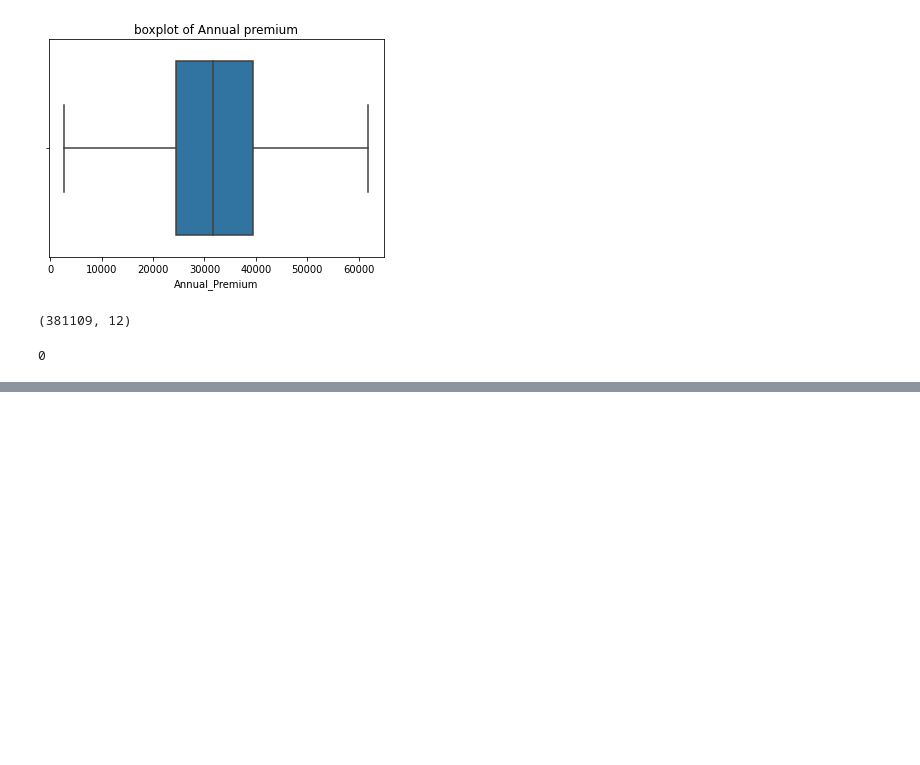
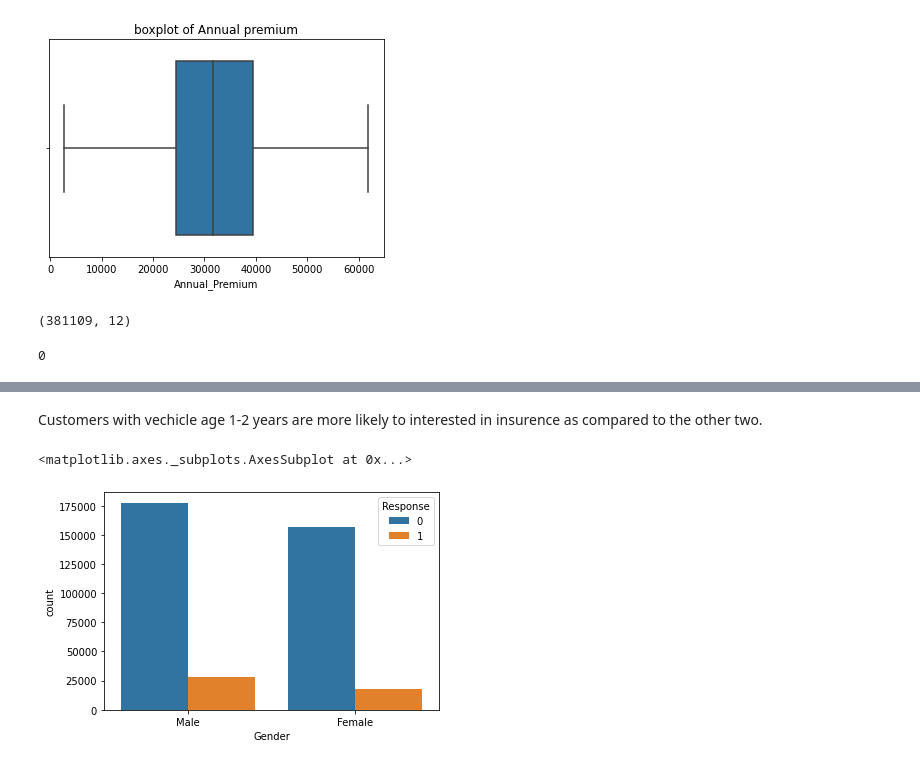
Before and after one commit to sapanapawar/Health-Insurance-Cross-Sell-Prediction, a Jupyter notebook: HEALTH_INSURANCE_CROSS_SELL_PREDICTION.ipynb, the cells around one changed output, grey strips where cells are left out. Saved outputs shown, nothing was run; the diff lists cells and outputs as text; code cells hidden in the pictures; blank space fills up the shorter version.

```diff
--- a/HEALTH_INSURANCE_CROSS_SELL_PREDICTION.ipynb
+++ b/HEALTH_INSURANCE_CROSS_SELL_PREDICTION.ipynb
@@ -246,0 +324,8 @@ df['Annual_Premium'].isnull().sum()
+# %% [markdown]
+Customers with vechicle age 1-2 years are more likely to interested in insurence as compared to the other two.
+# %%
+#Plotting the count plot of Gender vs Response
+sns.countplot(x ='Gender', hue='Response',data = df)
+# %% [output]
+<matplotlib.axes._subplots.AxesSubplot at 0x...>
+[figure, added]
```
Also changed, not shown: parts of 26 cells of this notebook.
